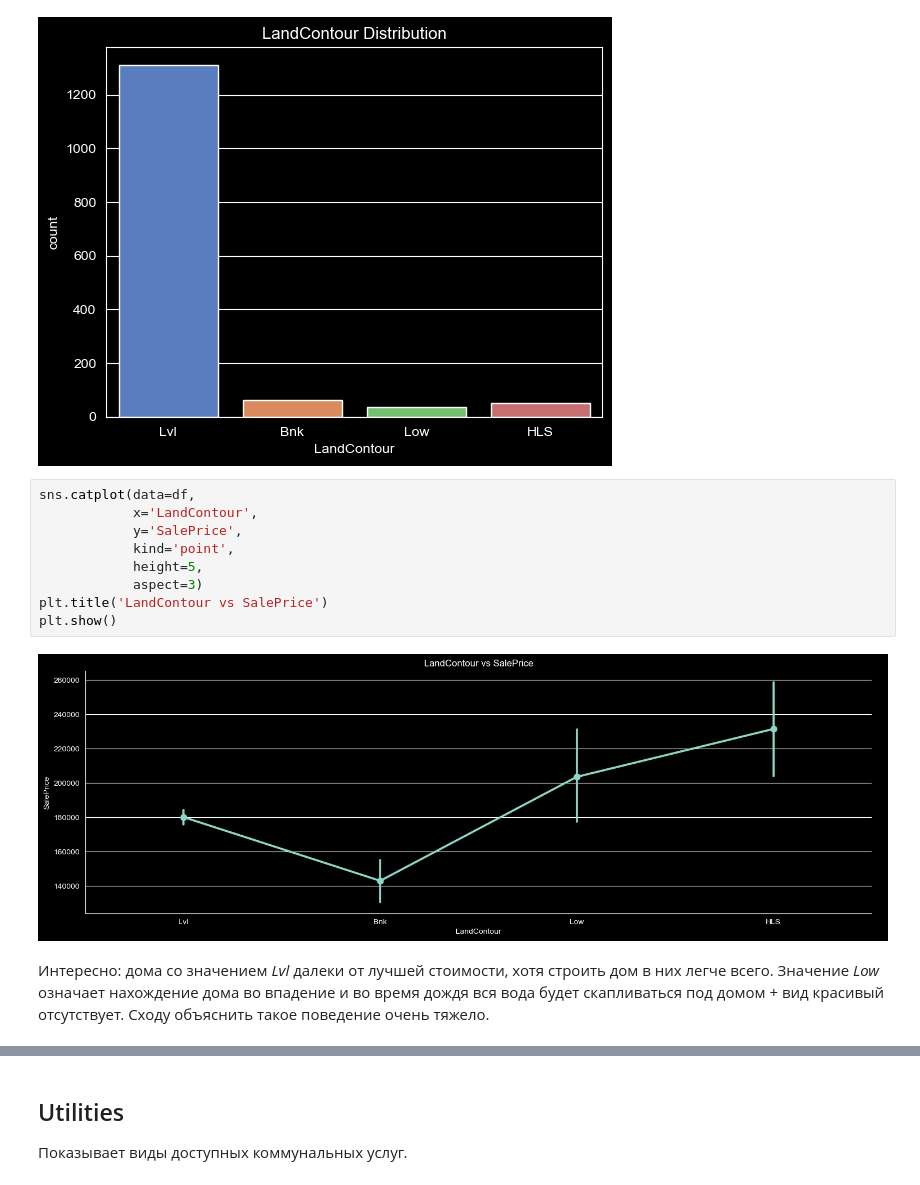
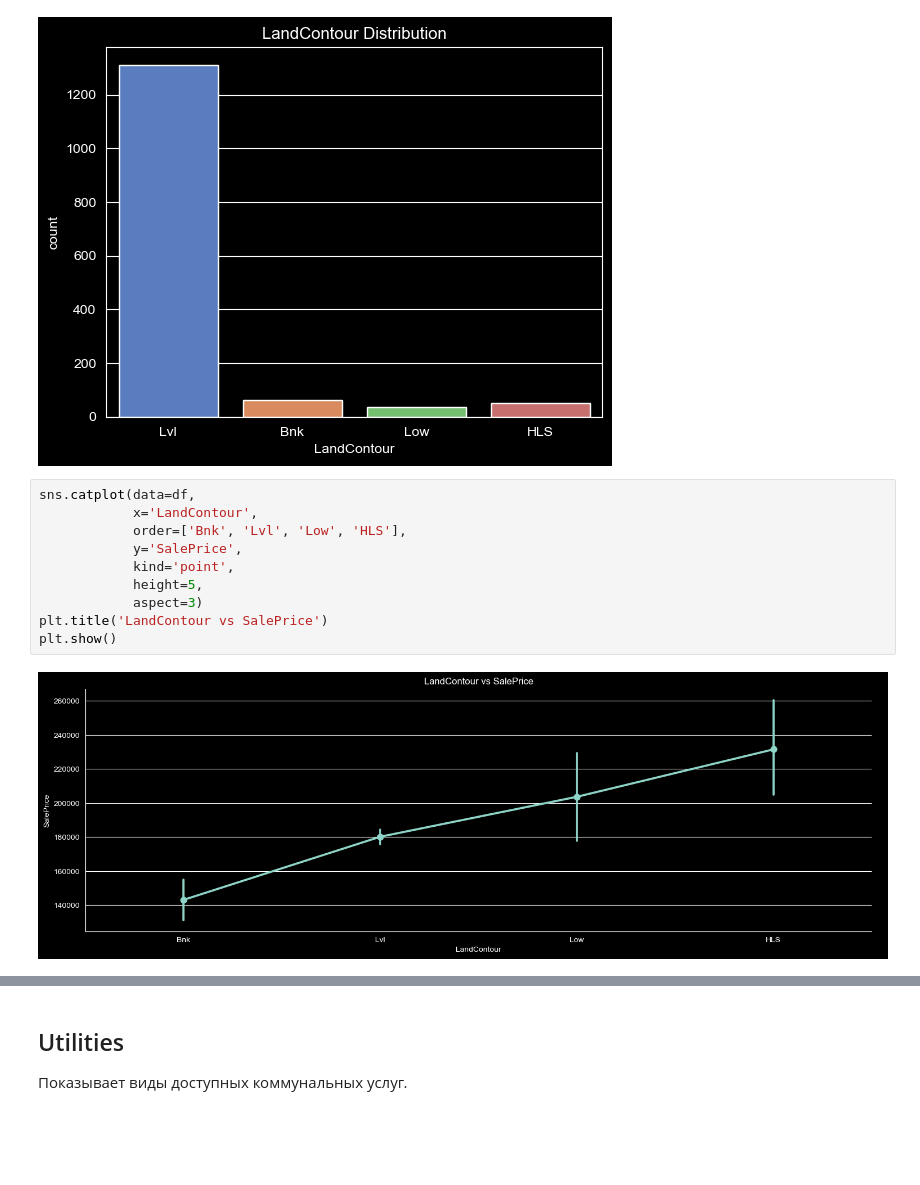
Before and after one commit to SashaCurry/HousePrices, a Jupyter notebook: 1_EDA.ipynb, the cells around one changed output, grey strips where cells are left out. Drawn from its saved outputs; the diff is of its cells as text; blank space fills up the shorter version.

```diff
--- a/1_EDA.ipynb
+++ b/1_EDA.ipynb
@@ -521,15 +548,12 @@ plt.show()
 # %%
 sns.catplot(data=df,
             x='LandContour',
+            order=['Bnk', 'Lvl', 'Low', 'HLS'],
             y='SalePrice',
             kind='point',
             height=5,
             aspect=3)
 plt.title('LandContour vs SalePrice')
 plt.show()
 # %% [output]
-[figure, old version]
+[figure, new version]
-# %% [markdown]
-Интересно: дома со значением *Lvl* далеки от лучшей стоимости, хотя строить дом в них легче всего.
-Значение *Low* означает нахождение дома во впадение и во время дождя вся вода будет скапливаться под домом + вид красивый отсутствует.
-Сходу объяснить такое поведение очень тяжело.
```
Also changed, not shown: parts of 82 cells of this notebook, 1 other file.
